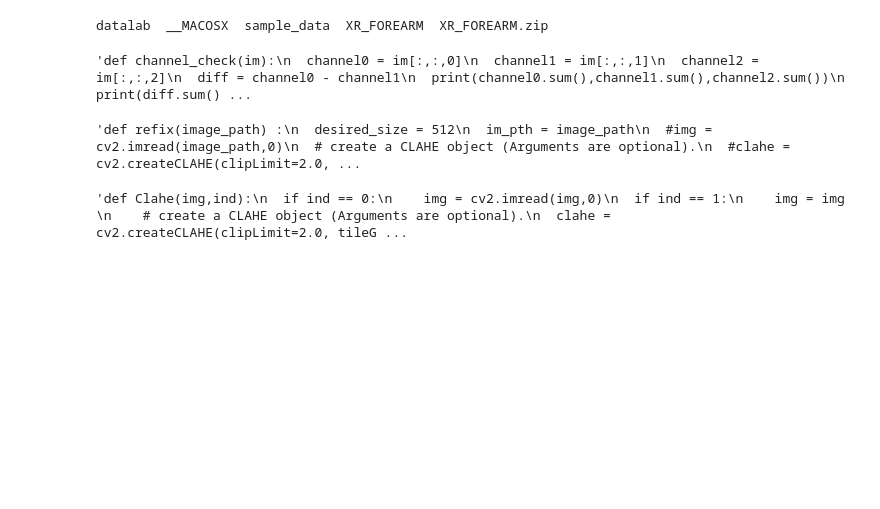
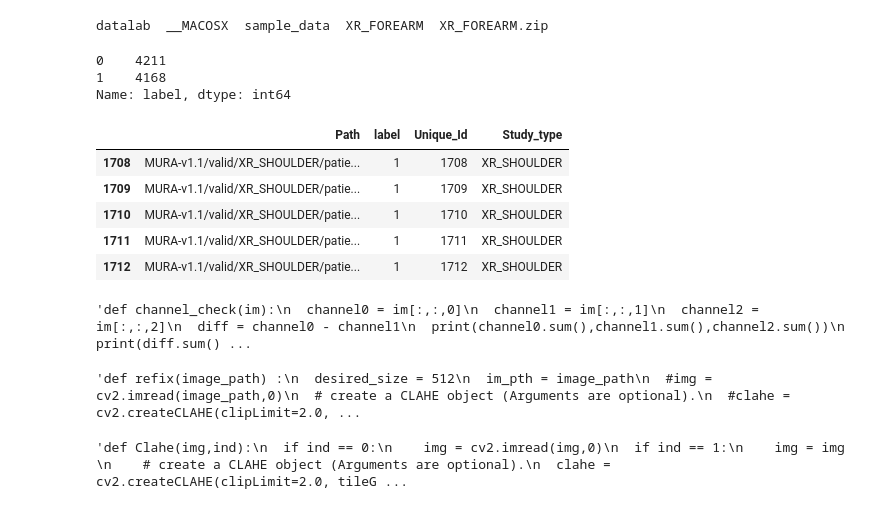
Before and after one commit to stanimman/Simple, a Jupyter notebook: Mura_All_Study_type.ipynb, the cells around one changed output. Saved outputs shown, nothing was run; the diff lists cells and outputs as text; code cells hidden in the pictures; blank space fills up the shorter version.

```diff
--- a/Mura_All_Study_type.ipynb
+++ b/Mura_All_Study_type.ipynb
@@ -192,3 +220,18 @@ valid_path_df = valid_forearm
+# %%
+train_path_df.label.value_counts()
+# %% [output]
+0    4211
+1    4168
+Name: label, dtype: int64
+# %%
+valid_path_df.head()
+# %% [output]
+|  | Path | label | Unique_Id | Study_type |
+| 1708 | MURA-v1.1/valid/XR_SHOULDER/patie... | 1 | 1708 | XR_SHOULDER |
+| 1709 | MURA-v1.1/valid/XR_SHOULDER/patie... | 1 | 1709 | XR_SHOULDER |
+| 1710 | MURA-v1.1/valid/XR_SHOULDER/patie... | 1 | 1710 | XR_SHOULDER |
+| 1711 | MURA-v1.1/valid/XR_SHOULDER/patie... | 1 | 1711 | XR_SHOULDER |
+| 1712 | MURA-v1.1/valid/XR_SHOULDER/patie... | 1 | 1712 | XR_SHOULDER |
 # %%
 #image_list = train_path_df.iloc[1000:1015,0]
 #im_path = image_list.iloc[2]
```
Also changed, not shown: parts of 37 cells of this notebook.
